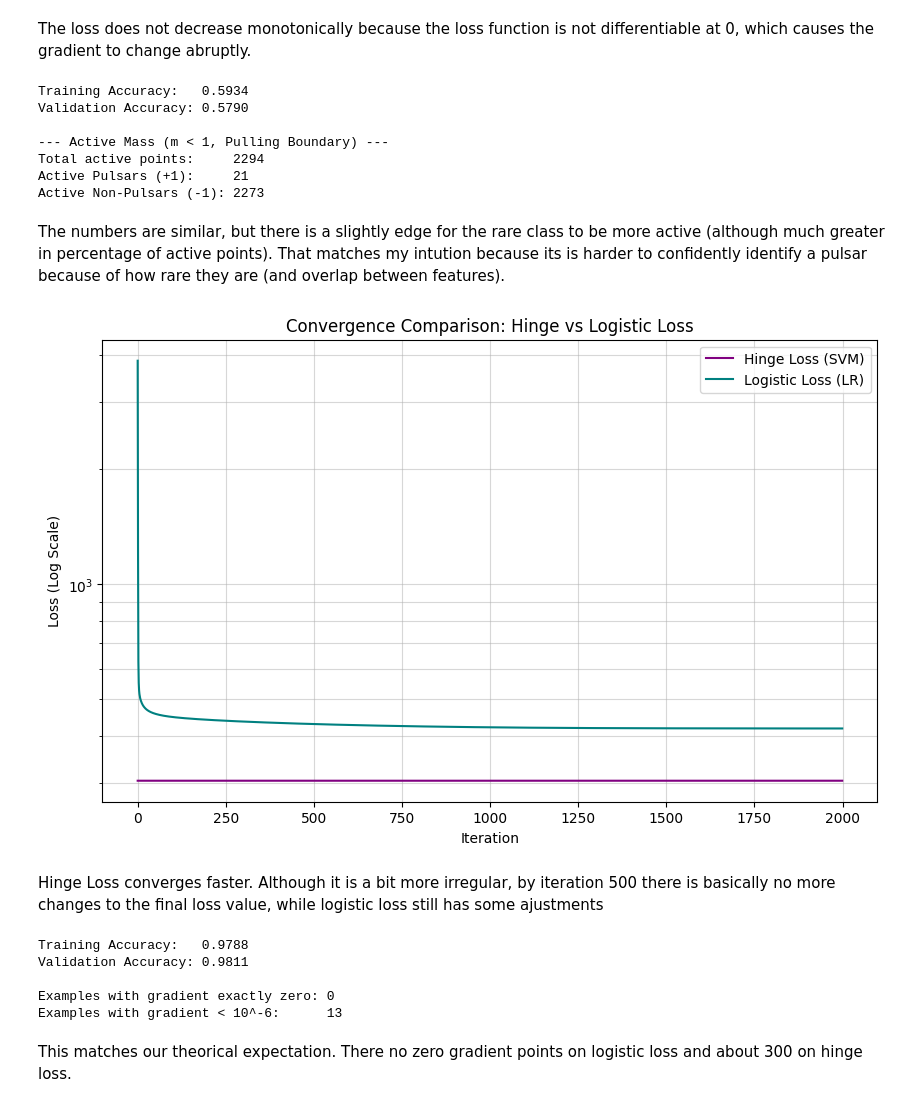
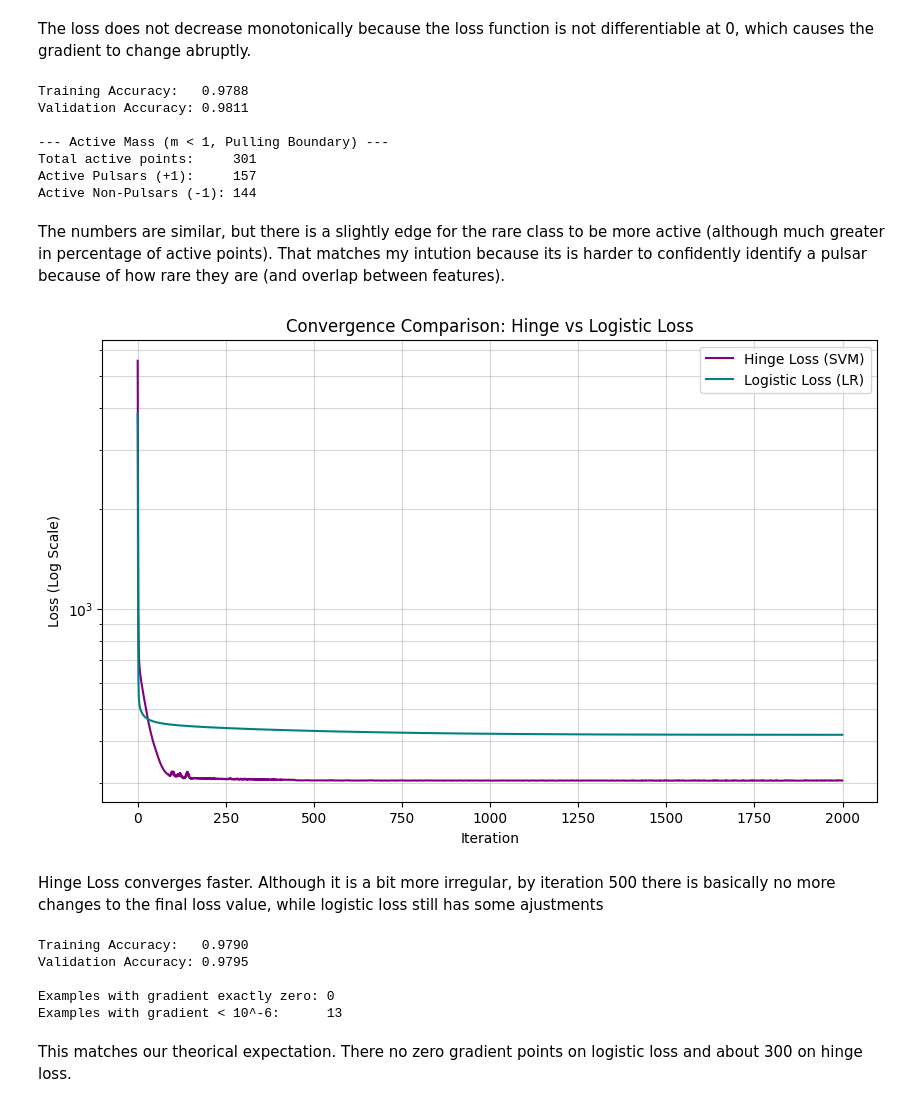
Before and after one commit to Pedro-Langone/EC146, a Jupyter notebook: hw2/hw2_5.ipynb, the cells around one changed output. Drawn from its saved outputs; the diff is of its cells as text; code cells hidden in the pictures.

```diff
--- a/hw2/hw2_5.ipynb
+++ b/hw2/hw2_5.ipynb
@@ -183,9 +186,9 @@ def compute_accuracy(x,y,w):
     return train_acc, val_acc
 
 
-train_acc, val_acc = compute_accuracy(X_train_final, y_train, w_hinge)
-print(f"Training Accuracy:   {train_acc:.4f}")
-print(f"Validation Accuracy: {val_acc:.4f}\n")
+train_acc_hinge, val_acc_hinge = compute_accuracy(X_train_final, y_train, w_hinge)
+print(f"Training Accuracy:   {train_acc_hinge:.4f}")
+print(f"Validation Accuracy: {val_acc_hinge:.4f}\n")
 
 # Recalculate margins for the final weights
 margins = y_train * np.dot(X_train_final, w_hinge)
@@ -199,13 +202,13 @@ print(f"Total active points:     {np.sum(active_mask)}")
 print(f"Active Pulsars (+1):     {np.sum(active_mask & (y_train == 1))}")
 print(f"Active Non-Pulsars (-1): {np.sum(active_mask & (y_train == -1))}")
 # %% [output]
-Training Accuracy:   0.5934
-Validation Accuracy: 0.5790
+Training Accuracy:   0.9788
+Validation Accuracy: 0.9811
 
 --- Active Mass (m < 1, Pulling Boundary) ---
-Total active points:     2294
-Active Pulsars (+1):     21
-Active Non-Pulsars (-1): 2273
+Total active points:     301
+Active Pulsars (+1):     157
+Active Non-Pulsars (-1): 144
 # %% [markdown]
 The numbers are similar, but there is a slightly edge for the rare class to be more active (although much greater in percentage of active points). That matches my intution because its is harder to confidently identify a pulsar because of how rare they are (and overlap between features).
 # %%
@@ -223,50 +226,54 @@ def compute_J_log(X, y, w, lambda_reg):
 
 def compute_gradient_log(X, y, w, lambda_reg):
 
     margins = y * np.dot(X, w)
     sigma_neg_m = 1 / (1 + np.exp(margins))
 
     active_multipliers = -y * sigma_neg_m
     grad_loss = np.dot(X.T, active_multipliers)
 
     w_reg = w.copy()
     w_reg[-1] = 0
     grad_reg = lambda_reg * w_reg
 
     return grad_loss + grad_reg
 
-# Initialize
-w_log = np.zeros(X_train_final.shape[1])
-log_loss_history = []
+def train_log_model(X_train, y_train, lambda_reg, eta, iterations):
+    # Initialize
+    w_log = np.zeros(X_train_final.shape[1])
+    log_loss_history = []
 
-# Training Loop for Logistic Loss
-for i in range(iterations):
-    current_loss = compute_J_log(X_train_final, y_train, w_log, lambda_reg)
-    log_loss_history.append(current_loss)
+    # Training Loop for Logistic Loss
+    for i in range(iterations):
+        current_loss = compute_J_log(X_train_final, y_train, w_log, lambda_reg)
+        log_loss_history.append(current_loss)
 
-    grad = compute_gradient_log(X_train_final, y_train, w_log, lambda_reg)
-    w_log = w_log - eta * grad
+        grad = compute_gradient_log(X_train_final, y_train, w_log, lambda_reg)
+        w_log = w_log - eta * grad
 
+    return w_log, log_loss_history
+
+w_log, log_loss_history = train_log_model(X_train_final, y_train, lambda_reg, eta, iterations)
 # Plotting Comparison
 plt.figure(figsize=(10, 6))
 plt.plot(loss_history, label='Hinge Loss (SVM)', color='purple')
 plt.plot(log_loss_history, label='Logistic Loss (LR)', color='teal')
 plt.yscale('log')  # Log scale as requested
 plt.title('Convergence Comparison: Hinge vs Logistic Loss')
 plt.xlabel('Iteration')
 plt.ylabel('Loss (Log Scale)')
 plt.legend()
 plt.grid(True, which="both", ls="-", alpha=0.5)
 plt.show()
 # %% [output]
-[figure, old version]
+[figure, new version]
 # %% [markdown]
 Hinge Loss converges faster. Although it is a bit more irregular, by iteration 500 there is basically no more changes to the final loss value, while logistic loss still has some ajustments
 # %%
 # iii)
-train_acc, val_acc = compute_accuracy(X_train_final, y_train, w)
-print(f"Training Accuracy:   {train_acc:.4f}")
-print(f"Validation Accuracy: {val_acc:.4f}\n")
+train_acc_log, val_acc_log = compute_accuracy(X_train_final, y_train, w_log)
+print(f"Training Accuracy:   {train_acc_log:.4f}")
+print(f"Validation Accuracy: {val_acc_log:.4f}\n")
 
 margins_log = y_train * np.dot(X_train_final, w_log)
 sigma_neg_m = 1 / (1 + np.exp(margins_log))
@@ -280,8 +287,8 @@ below_threshold = np.sum(grad_norms < 1e-6)
 print(f"Examples with gradient exactly zero: {exactly_zero}")
 print(f"Examples with gradient < 10^-6:      {below_threshold}")
 # %% [output]
-Training Accuracy:   0.9788
-Validation Accuracy: 0.9811
+Training Accuracy:   0.9790
+Validation Accuracy: 0.9795
 
 Examples with gradient exactly zero: 0
 Examples with gradient < 10^-6:      13
```
Also changed, not shown: parts of 9 cells of this notebook.
